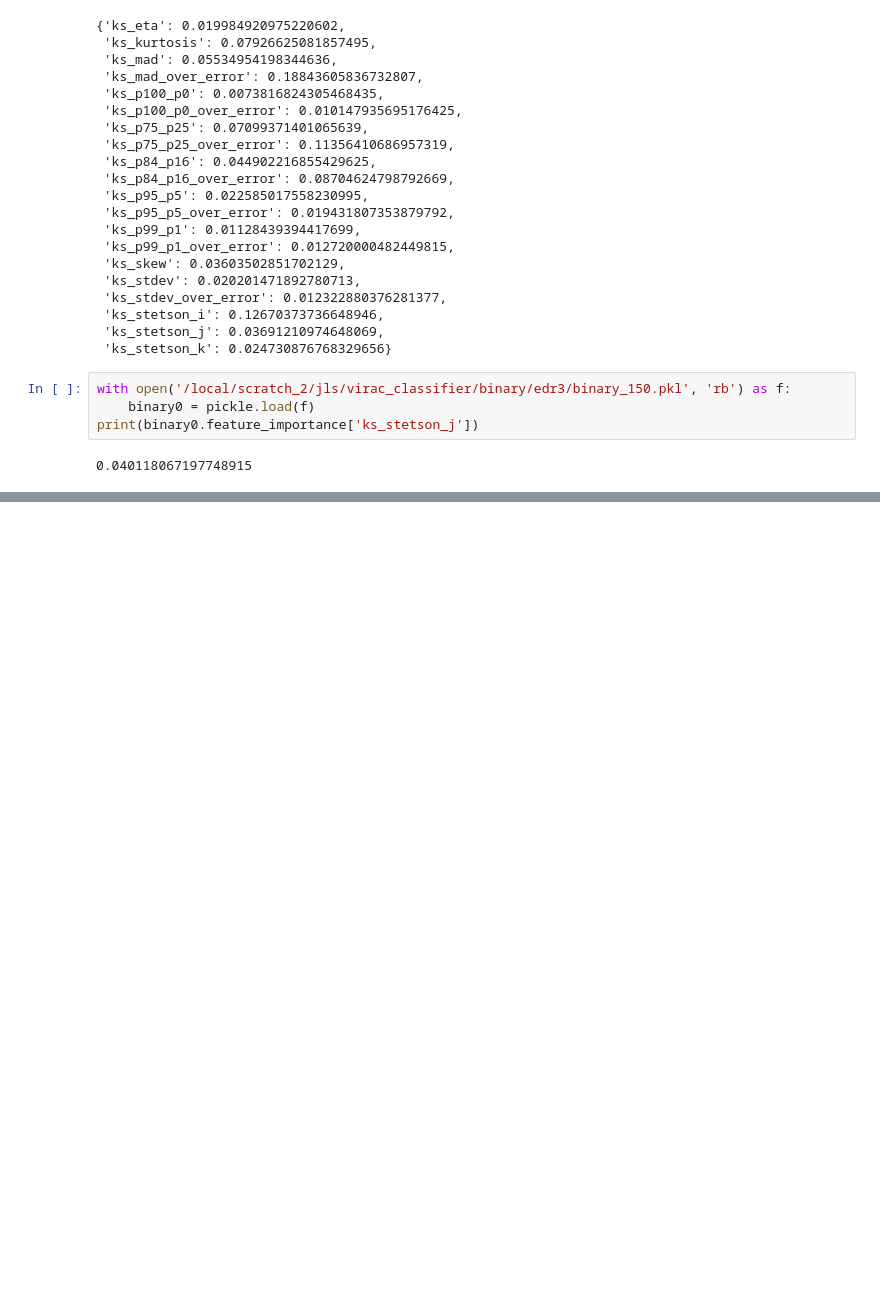
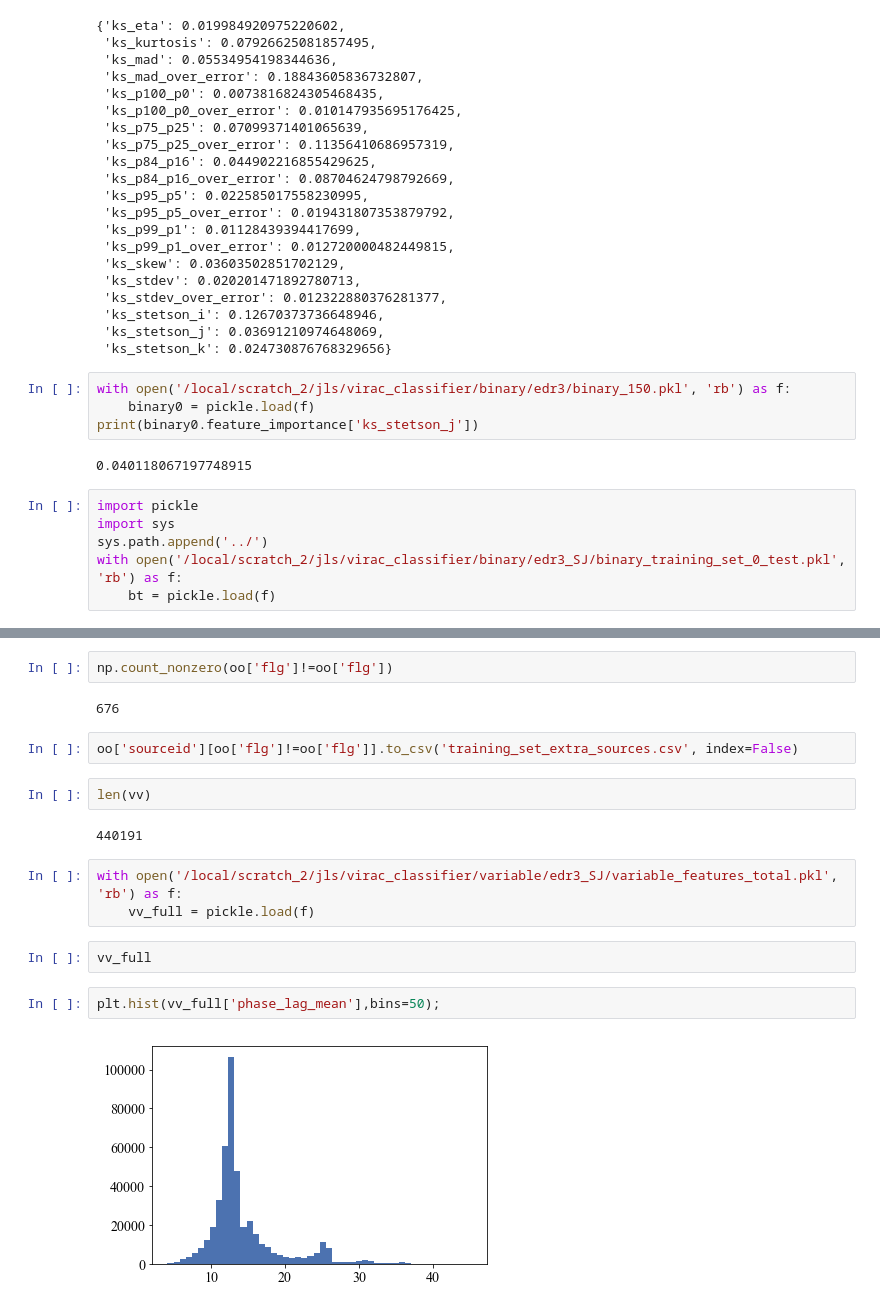
Before and after one commit to thomasmolnar/virac_classifier, a Jupyter notebook: test_notebooks/test_stetson_j_selection.ipynb, the cells around one changed output, grey strips where cells are left out. Saved outputs shown, nothing was run; the diff lists cells and outputs as text; blank space fills up the shorter version.

```diff
--- a/test_notebooks/test_stetson_j_selection.ipynb
+++ b/test_notebooks/test_stetson_j_selection.ipynb
@@ -70,3 +70,9 @@ with open('/local/scratch_2/jls/virac_classifier/binary/edr3/binary_150.pkl', 'r
 print(binary0.feature_importance['ks_stetson_j'])
 # %% [output]
 0.040118067197748915
+# %%
+import pickle
+import sys
+sys.path.append('../')
+with open('/local/scratch_2/jls/virac_classifier/binary/edr3_SJ/binary_training_set_0_test.pkl', 'rb') as f:
+    bt = pickle.load(f)
@@ -72,0 +104,19 @@ print(binary0.feature_importance['ks_stetson_j'])
+# %%
+np.count_nonzero(oo['flg']!=oo['flg'])
+# %% [output]
+676
+# %%
+oo['sourceid'][oo['flg']!=oo['flg']].to_csv('training_set_extra_sources.csv', index=False)
+# %%
+len(vv)
+# %% [output]
+440191
+# %%
+with open('/local/scratch_2/jls/virac_classifier/variable/edr3_SJ/variable_features_total.pkl', 'rb') as f:
+    vv_full = pickle.load(f)
+# %%
+vv_full
+# %%
+plt.hist(vv_full['phase_lag_mean'],bins=50);
+# %% [output]
+[figure, added]
```
Also changed, not shown: parts of 47 cells of this notebook, 15 other files.
